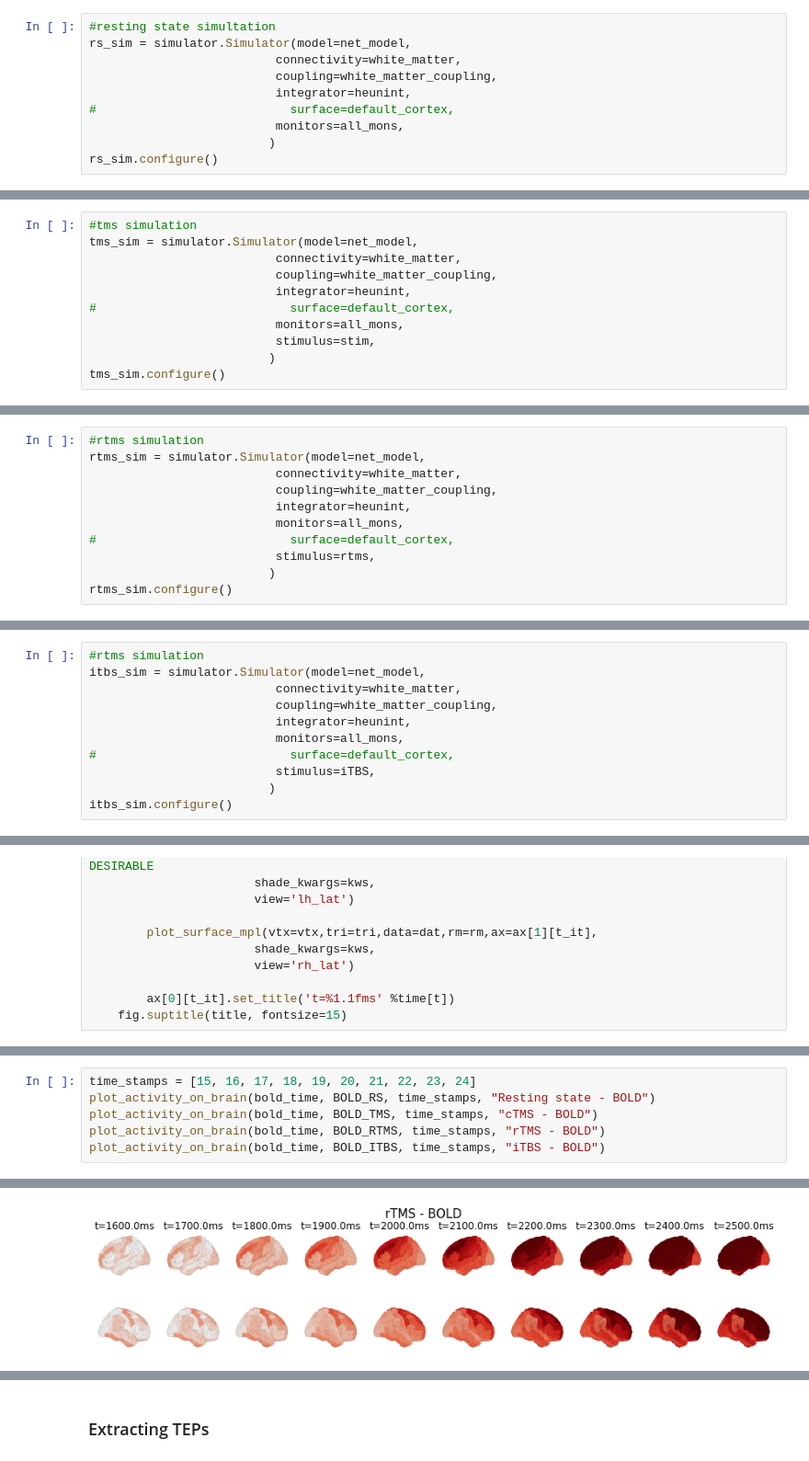
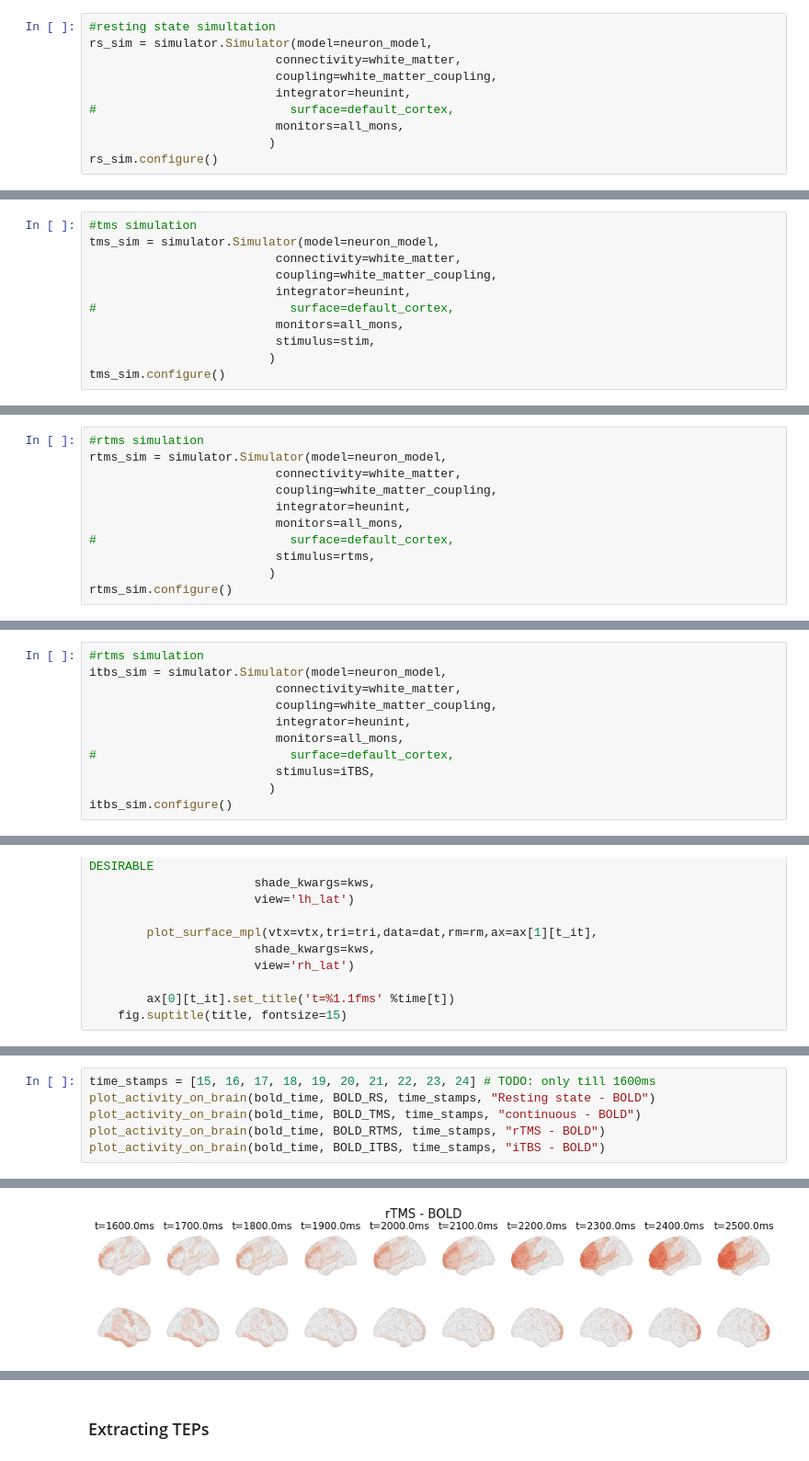
Before and after one commit to anujanegi/TMS-simulation, a Jupyter notebook: TMS_Simulation.ipynb, the cells around one changed output, grey strips where cells are left out. Shown at 92% size. Saved outputs shown, nothing was run; the diff lists cells and outputs as text.

```diff
--- a/TMS_Simulation.ipynb
+++ b/TMS_Simulation.ipynb
@@ -377,7 +103,7 @@ all_mons = (mon_raw, mon_tavg, mon_savg, mon_eeg, mon_bold)
 ### Define the simulator
 # %%
 #resting state simultation
-rs_sim = simulator.Simulator(model=net_model,
+rs_sim = simulator.Simulator(model=neuron_model,
                           connectivity=white_matter,
                           coupling=white_matter_coupling,
                           integrator=heunint,
@@ -405,6 +116,6 @@ Simulator
 # %%
 #tms simulation
-tms_sim = simulator.Simulator(model=net_model,
+tms_sim = simulator.Simulator(model=neuron_model,
                           connectivity=white_matter,
                           coupling=white_matter_coupling,
                           integrator=heunint,
@@ -433,6 +144,6 @@ Simulator
 # %%
 #rtms simulation
-rtms_sim = simulator.Simulator(model=net_model,
+rtms_sim = simulator.Simulator(model=neuron_model,
                           connectivity=white_matter,
                           coupling=white_matter_coupling,
                           integrator=heunint,
@@ -461,6 +172,6 @@ Simulator
 # %%
 #rtms simulation
-itbs_sim = simulator.Simulator(model=net_model,
+itbs_sim = simulator.Simulator(model=neuron_model,
                           connectivity=white_matter,
                           coupling=white_matter_coupling,
                           integrator=heunint,
@@ -921,7 +647,7 @@ plot_activity_on_brain(tavg_time, TAVG_ITBS, time_stamps, "iTBS - temporal avera
 # %%
-time_stamps = [15, 16, 17, 18, 19, 20, 21, 22, 23, 24]
+time_stamps = [15, 16, 17, 18, 19, 20, 21, 22, 23, 24] # TODO: only till 1600ms
 plot_activity_on_brain(bold_time, BOLD_RS, time_stamps, "Resting state - BOLD")
-plot_activity_on_brain(bold_time, BOLD_TMS, time_stamps, "cTMS - BOLD")
+plot_activity_on_brain(bold_time, BOLD_TMS, time_stamps, "continuous - BOLD")
 plot_activity_on_brain(bold_time, BOLD_RTMS, time_stamps, "rTMS - BOLD")
 plot_activity_on_brain(bold_time, BOLD_ITBS, time_stamps, "iTBS - BOLD")
 # %% [output]
@@ -930 +656 @@ plot_activity_on_brain(bold_time, BOLD_ITBS, time_stamps, "iTBS - BOLD")
-[figure, old version]
+[figure, new version]
```
Also changed, not shown: parts of 36 cells of this notebook.
